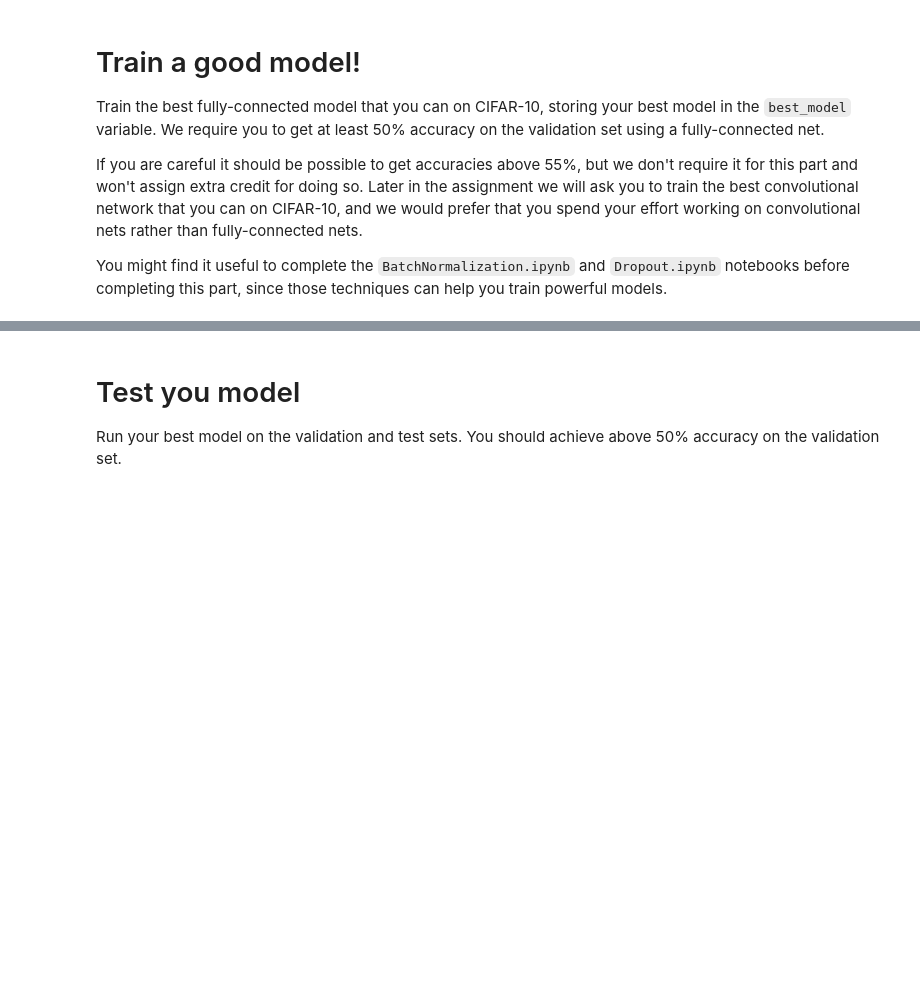
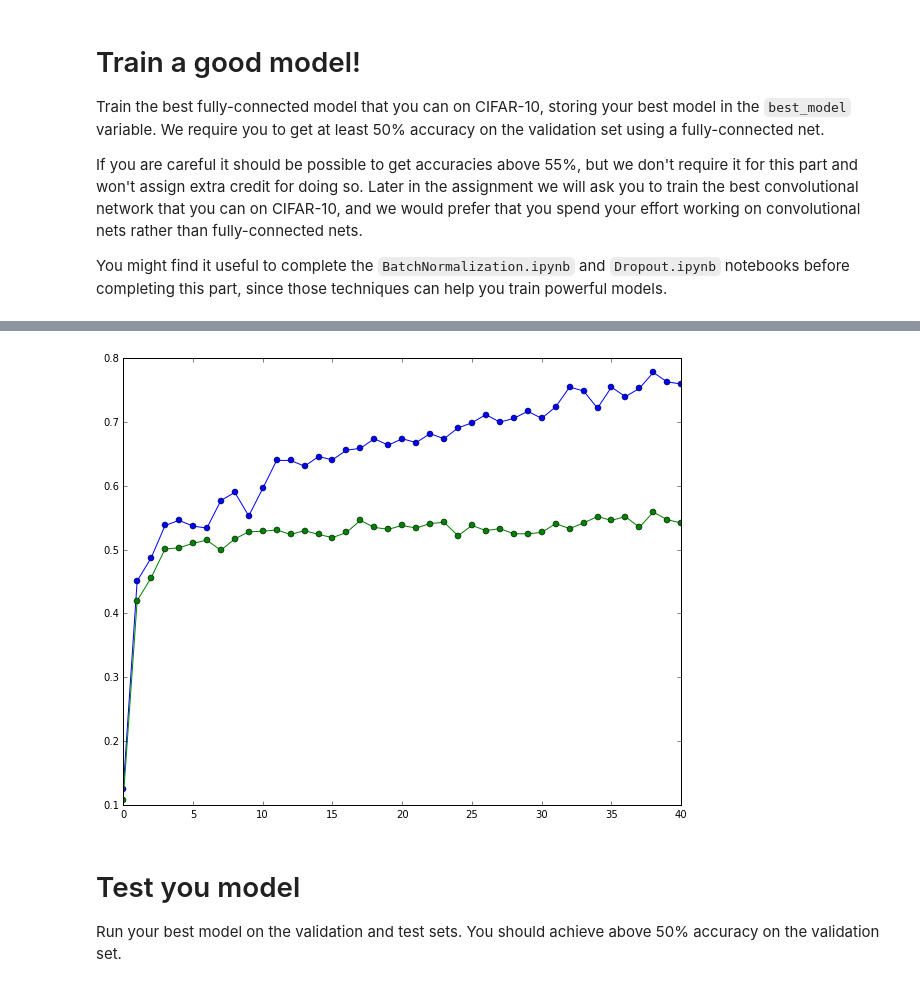
Before and after one commit to maxim5/original-machine-learning, a Jupyter notebook: gist/cs231n-convnets-2016/assignment-2/assignment2/FullyConnectedNets.ipynb, the cells around one changed output, grey strips where cells are left out. Cells and saved outputs as stored; diff of their text form; code cells hidden in the pictures; blank space fills up the shorter version.

Commit message:
assignment 2: finishing up batchnorm and FC-nets

```diff
--- a/gist/cs231n-convnets-2016/assignment-2/assignment2/FullyConnectedNets.ipynb
+++ b/gist/cs231n-convnets-2016/assignment-2/assignment2/FullyConnectedNets.ipynb
@@ -811,0 +794,19 @@ SyntaxError: 'return' outside function (<ipython-input-11-3e13b2459e2f>, line 24
+# %%
+print "Tuning"
+
+reg, weight_scale, learning_rate, lr_decay, dropout = best_hyper
+full_model = FullyConnectedNet([100, 100, 100, 100], weight_scale=weight_scale, reg=reg,
+                               dropout=dropout, use_batchnorm=True, dtype=np.float64)
+solver = Solver(full_model, data,
+                verbose=True, print_every=2000,
+                num_epochs=40, batch_size=25,
+                update_rule='adam',
+                optim_config={'learning_rate': learning_rate,},
+                lr_decay=lr_decay)
+solver.train()
+
+plt.plot(solver.train_acc_history, '-o', color='blue')
+plt.plot(solver.val_acc_history, '-o', color='green')
+
+best_model = full_model
+# %% [output]
@@ -812,3 +830,4 @@ SyntaxError: 'return' outside function (<ipython-input-11-3e13b2459e2f>, line 24
+[figure, added]
 # %% [markdown]
 # Test you model
 Run your best model on the validation and test sets. You should achieve above 50% accuracy on the validation set.
```
Also changed, not shown: parts of 3 cells of this notebook.
